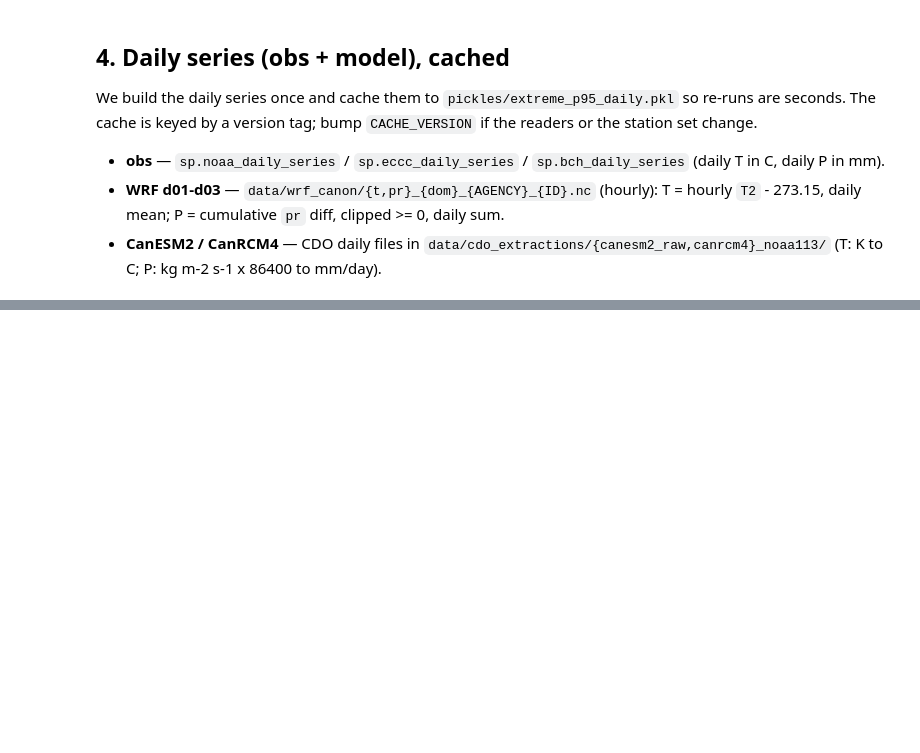
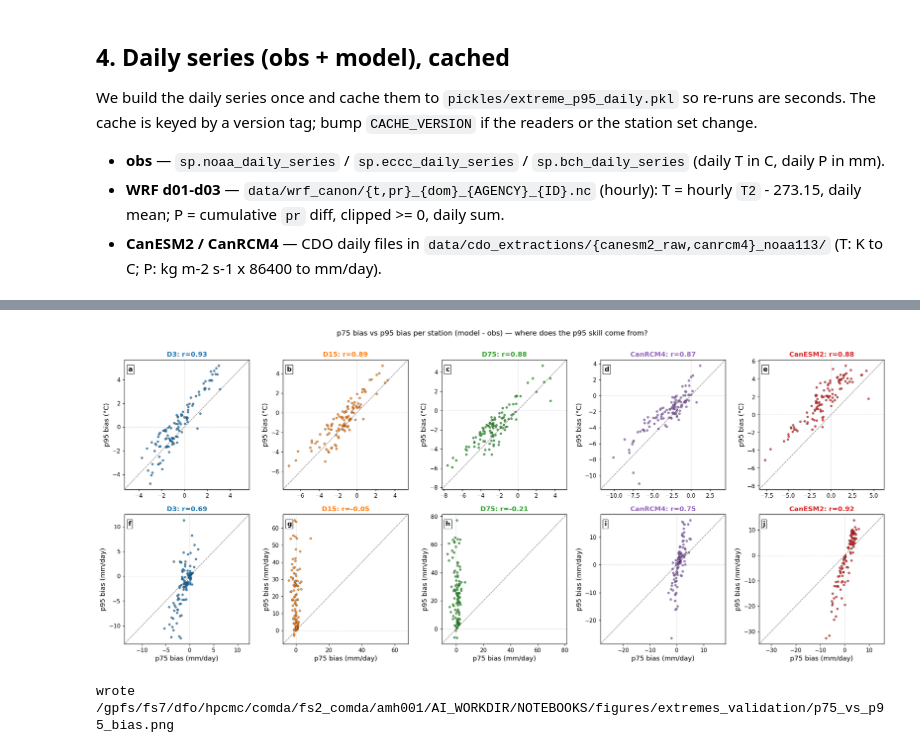
Before and after one commit to aholdsworth/WRF-CanESM2, a Jupyter notebook: extremes_validation/extreme_p95.ipynb, the cells around one changed output, grey strips where cells are left out. Saved outputs shown, nothing was run; the diff lists cells and outputs as text; code cells hidden in the pictures; blank space fills up the shorter version.

```diff
--- a/extremes_validation/extreme_p95.ipynb
+++ b/extremes_validation/extreme_p95.ipynb
@@ -450,0 +460,39 @@ WRF d03 (D3) is the convection-permitting column and is the primary target; the
+# %%
+panel_tag = 0
+def next_tag():
+    global panel_tag
+    tag = chr(ord('a') + panel_tag)
+    panel_tag += 1
+    return tag
+
+fig, axes = plt.subplots(2, 5, figsize=(20, 8.5))
+for r, kind in enumerate(('t', 'pr')):
+    for c, (tag, label, col, _k) in enumerate(MODELS):
+        ax = axes[r, c]
+        x = tbl[tag + '_' + kind + '_diff75'].dropna()
+        y = tbl.loc[x.index, tag + '_' + kind + '_diff95'].dropna()
+        ok = y.index.intersection(x.index)
+        ax.scatter(x[ok], y[ok], s=14, c=col, edgecolor='k', linewidth=0.3, alpha=0.8)
+        lo = min(x[ok].min(), y[ok].min()); hi = max(x[ok].max(), y[ok].max())
+        pad = 0.05 * (hi - lo)
+        ax.plot([lo - pad, hi + pad], [lo - pad, hi + pad], 'k--', lw=0.8, alpha=0.6)
+        ax.axvline(0, color='gray', lw=0.5, ls=':'); ax.axhline(0, color='gray', lw=0.5, ls=':')
+        ax.set_xlim(lo - pad, hi + pad); ax.set_ylim(lo - pad, hi + pad)
+        rxy = np.corrcoef(x[ok].values, y[ok].values)[0, 1]
+        ax.set_title('%s: r=%.2f' % (tag, rxy), color=col, fontweight='bold')
+        if r == 1:
+            ax.set_xlabel('p75 bias (' + VAR_UNITS[kind] + ')')
+        ax.set_ylabel('p95 bias (' + VAR_UNITS[kind] + ')')
+        ax.text(0.03, 0.95, next_tag(), transform=ax.transAxes, fontsize=12,
+                fontweight='bold', va='top',
+                bbox=dict(boxstyle='square,pad=0.2', fc='white', ec='black', lw=0.8))
+fig.suptitle('p75 bias vs p95 bias per station (model - obs) — where does the p95 skill come from?',
+             fontsize=13, y=1.00)
+fig.tight_layout()
+fig.savefig(os.path.join(FIG_DIR, 'p75_vs_p95_bias.png'), bbox_inches='tight')
+plt.show()
+print('wrote', os.path.join(FIG_DIR, 'p75_vs_p95_bias.png'))
+plt.close('all')
+# %% [output]
+[figure, added]
+wrote /gpfs/fs7/dfo/hpcmc/comda/fs2_comda/amh001/AI_WORKDIR/NOTEBOOKS/figures/extremes_validation/p75_vs_p95_bias.png
```
Also changed, not shown: parts of 14 cells of this notebook, 3 other files.
